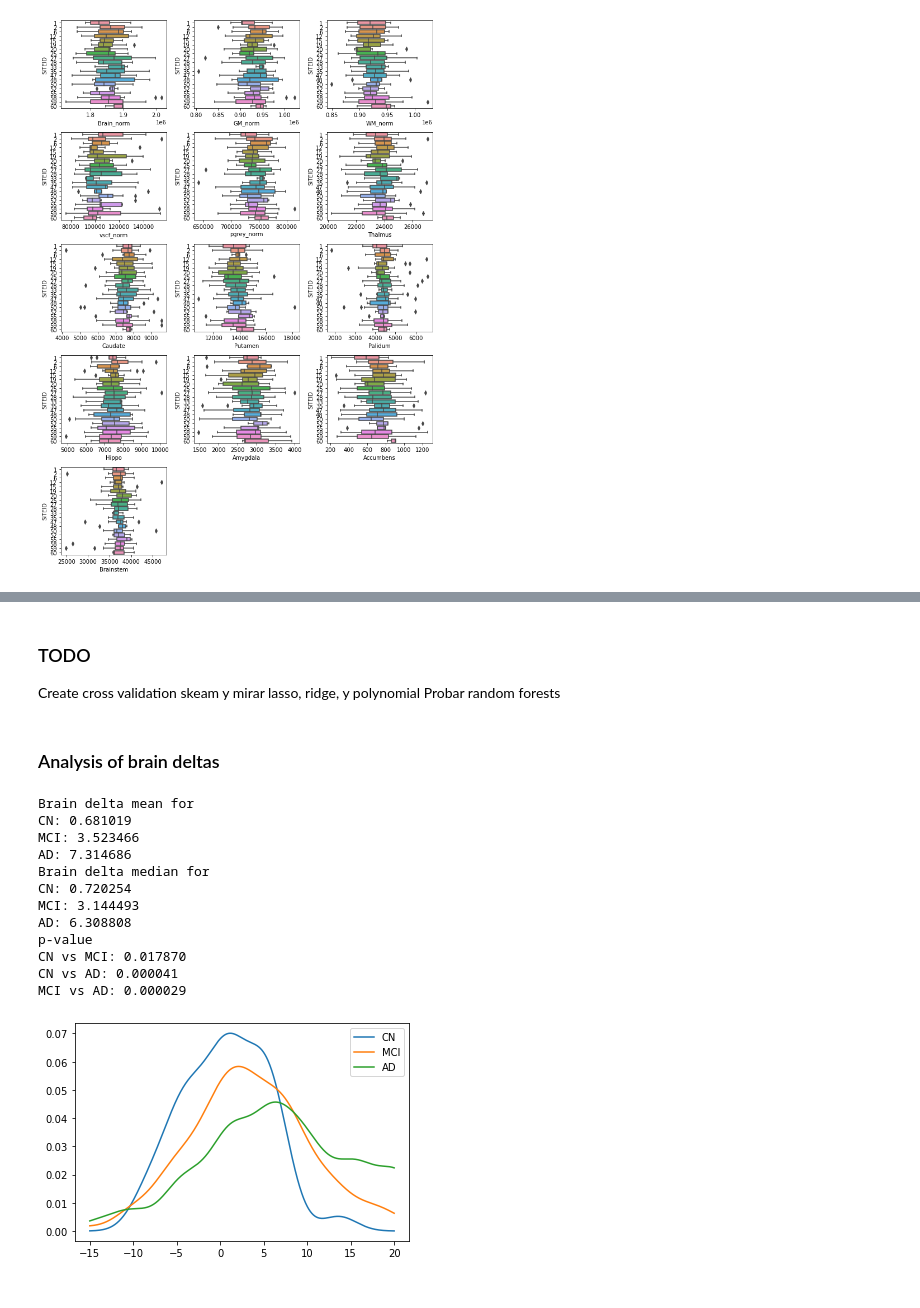
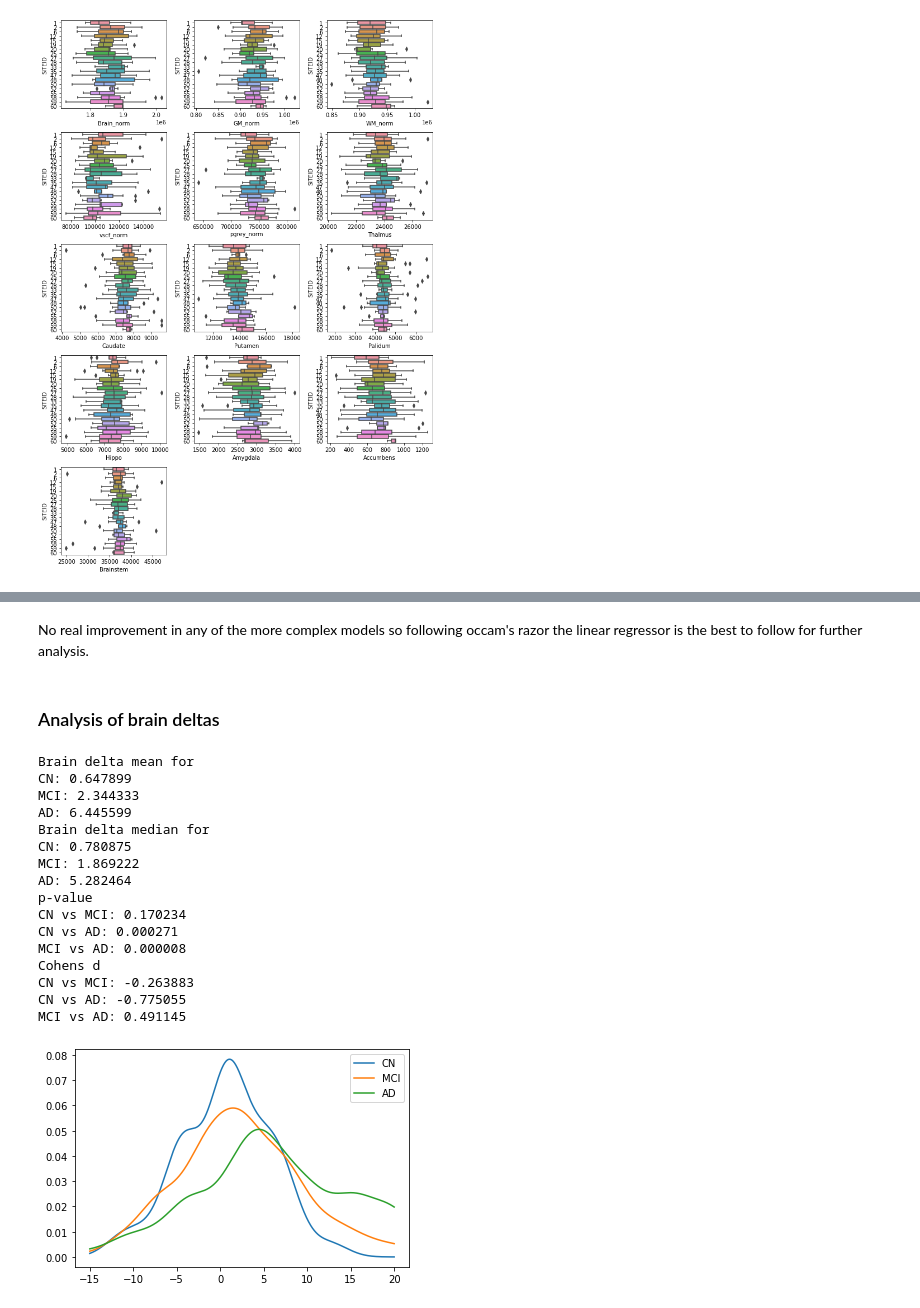
Before and after one commit to JGarciaCondado/ADNIBrainAge, a Jupyter notebook: jupyternotebooks/data_exploration.ipynb, the cells around one changed output, grey strips where cells are left out. Cells and saved outputs as stored; diff of their text form; code cells hidden in the pictures.

Commit message:
Add more complex models exploration

```diff
--- a/jupyternotebooks/data_exploration.ipynb
+++ b/jupyternotebooks/data_exploration.ipynb
@@ -159,9 +147,6 @@ from sklearn.feature_selection import f_regression
 
 X = df_features_harm[features].to_numpy()
 Y = df_controls['AGE'].to_numpy()
-# Normalize subcortical features by size of brain
-vscale = df_controls['Vscale'].to_numpy()
-X[:, 5:] = X[:, 5:]*vscale[:, None]
 
 f_test, _ = f_regression(X, Y)
 f_test /= np.max(f_test) # We normalize beacuse we are interested in relative values
@@ -187,10 +172,10 @@ from sklearn.linear_model import LinearRegression
 
 LR = LinearRegression(fit_intercept='True')
 # Train the model
-LR.fit(X_train, Y_train)
+LR.fit(X_train_norm, Y_train)
 
 # Compute the predictions over test data
-f_test = LR.predict(X_test)
+f_test = LR.predict(X_test_norm)
 errors = Y_test-f_test
 MAE_test = np.mean(np.abs(errors))
 print('MAE in test: %f' % MAE_test)
@@ -202,8 +308,5 @@ MAE in test: 4.049203
 # %% [markdown]
-### TODO
-
-Create cross validation skeam y mirar lasso, ridge, y polynomial
-Probar random forests
+No real improvement in any of the more complex models so following occam's razor the linear regressor is the best to follow for further analysis.
 # %% [markdown]
 ### Analysis of brain deltas
 # %%
@@ -213,8 +316,13 @@ b = df_full['SITEID'].to_numpy()
 X = df_full['AGE'].to_numpy()[:, np.newaxis]
 C = df_full[['Vscale', 'PTGENDER', 'Phase']].to_numpy()
 y_adjusted = combat.transform(Y=Y, b=b, X=X, C=C)
-df_full['PredBrainAge'] = LR.predict(y_adjusted)
+X_norm = transformer.transform(y_adjusted)
+df_full['PredBrainAge'] = LR.predict(X_norm)
 df_full['BrainDelta'] = df_full['PredBrainAge']-df_full['AGE']
+# %%
+# Cohen's d size: 0.01 Very small, 0.2 Small, 0.5 Medium, 0.8 Large, 1.2 Very large, 2.0 Huge
+def cohen_d(x,y):
+        return (np.mean(x) - np.mean(y)) / np.sqrt((np.std(x, ddof=1) ** 2 + np.std(y, ddof=1) ** 2) / 2.0)
 # %%
 # Explore difference between CN, MCI and AD
 df_mci = df_full[df_full['DIAGNOSIS']==2.0]
@@ -235,43 +343,56 @@ print('CN: %f' % np.median(delta_brain_controls))
 print('MCI: %f' % np.median(delta_brain_mci))
 print('AD: %f' % np.median(delta_brain_ad))
 
 # Calculate p-value
 print('p-value')
 tstat_cnvsmci, pval_cnvsmci = ttest_ind(delta_brain_controls, delta_brain_mci)
 tstat_cnvsad, pval_cnvsad = ttest_ind(delta_brain_controls, delta_brain_ad)
 tstat_mcivsad, pval_mcivsad = ttest_ind(delta_brain_ad, delta_brain_mci)
 print('CN vs MCI: %f' % pval_cnvsmci)
 print('CN vs AD: %f' % pval_cnvsad)
 print('MCI vs AD: %f' % pval_mcivsad)
 
+# Calculate cohen's d size
+print('Cohens d')
+cohend_cnvsmci = cohen_d(delta_brain_controls, delta_brain_mci)
+cohend_cnvsad = cohen_d(delta_brain_controls, delta_brain_ad)
+cohend_mcivsad = cohen_d(delta_brain_ad, delta_brain_mci)
+print('CN vs MCI: %f' % cohend_cnvsmci)
+print('CN vs AD: %f' % cohend_cnvsad)
+print('MCI vs AD: %f' % cohend_mcivsad)
+
 # Plot kernel density estimates for samples
 from sklearn.neighbors import KernelDensity
 X_plot = np.linspace(-15, 20, 1000)[:, np.newaxis]
 kde_cn = KernelDensity(kernel="gaussian", bandwidth=2).fit(delta_brain_controls[:, np.newaxis])
 log_dens_cn = kde_cn.score_samples(X_plot)
 plt.plot(X_plot[:, 0], np.exp(log_dens_cn), label='CN')
 kde_mci = KernelDensity(kernel="gaussian", bandwidth=2).fit(delta_brain_mci[:, np.newaxis])
 log_dens_mci = kde_mci.score_samples(X_plot)
 plt.plot(X_plot[:, 0], np.exp(log_dens_mci), label='MCI')
 kde_ad = KernelDensity(kernel="gaussian", bandwidth=2).fit(delta_brain_ad[:, np.newaxis])
 log_dens_ad = kde_ad.score_samples(X_plot)
 plt.plot(X_plot[:, 0], np.exp(log_dens_ad), label='AD')
 plt.legend()
 plt.show()
 # %% [output]
 Brain delta mean for
-CN: 0.681019
-MCI: 3.523466
-AD: 7.314686
+CN: 0.647899
+MCI: 2.344333
+AD: 6.445599
 Brain delta median for
-CN: 0.720254
-MCI: 3.144493
-AD: 6.308808
+CN: 0.780875
+MCI: 1.869222
+AD: 5.282464
 p-value
-CN vs MCI: 0.017870
-CN vs AD: 0.000041
-MCI vs AD: 0.000029
+CN vs MCI: 0.170234
+CN vs AD: 0.000271
+MCI vs AD: 0.000008
+Cohens d
+CN vs MCI: -0.263883
+CN vs AD: -0.775055
+MCI vs AD: 0.491145
-[figure, old version]
+[figure, new version]
 # %%
 plt.hist(delta_brain_controls, label='CN', density=True)
 plt.hist(delta_brain_mci, label='MCI', density=True)
```
Also changed, not shown: parts of 12 cells of this notebook.
